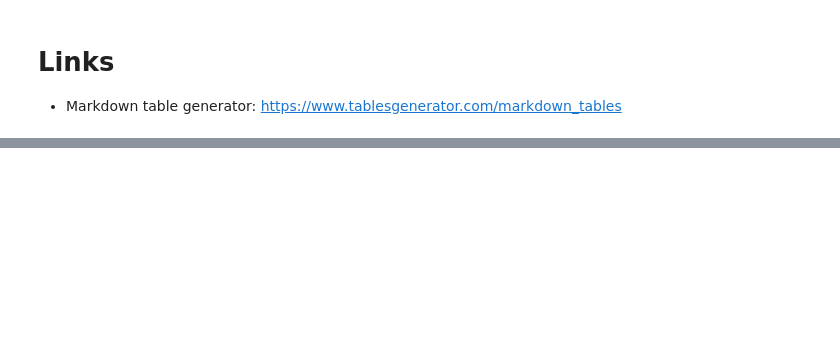
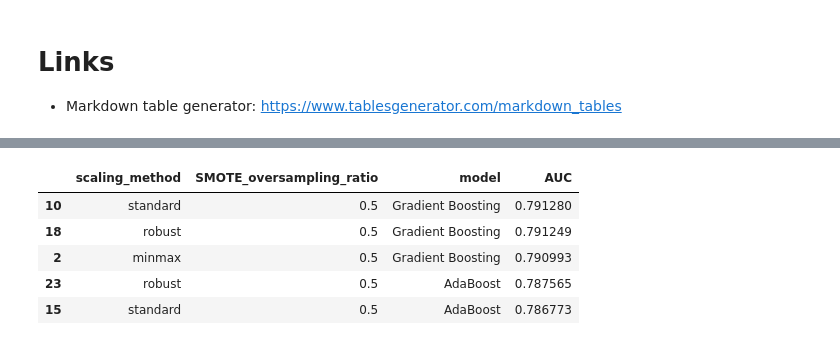
Before and after one commit to Maxvgrad/Binary-Classification-with-a-Software-Defects-Dataset, a Jupyter notebook: main.ipynb, the cells around one changed output, grey strips where cells are left out. Saved outputs shown, nothing was run; the diff lists cells and outputs as text; code cells hidden in the pictures; blank space fills up the shorter version.

Commit message:
Add files via upload
Trained 8 classifiers (incl scaling and oversampling)

```diff
--- a/main.ipynb
+++ b/main.ipynb
@@ -241,3 +211,13 @@ X, X_test, y, y_test = train_test_split(X, y, test_size=0.2, stratify=y) # make
+# %%
+#We will use 60% of the data for training, 20% for validation and 20% for testing
+from sklearn.model_selection import train_test_split
+
+target_column = 'defects'
+
+X = df.drop(target_column, axis=1)
+y = df[target_column]
+X_train, X_temp, y_train, y_temp = train_test_split(X, y, test_size=0.4, random_state=SEED)
+X_val, X_test, y_val, y_test = train_test_split(X_temp, y_temp, test_size=0.5, random_state=SEED)
 # %% [markdown]
 ### Baseline
 # %%
@@ -339,0 +304,24 @@ RandomForestClassifier - ROC AUC: 0.7706
+# %%
+# Classifiers using default hyperparameters
+classifiers = {
+    "Logistic Regression": LogisticRegression(max_iter=100, random_state=SEED),
+    "Random Forest": RandomForestClassifier(random_state=SEED),
+    "Gradient Boosting": GradientBoostingClassifier(random_state=SEED),
+    "Decision Tree": DecisionTreeClassifier(random_state=SEED),
+    "Naive Bayes": GaussianNB(),
+    "K-Nearest Neighbors": KNeighborsClassifier(),
+    "XGBoost": XGBClassifier(random_state=SEED),
+    "AdaBoost": AdaBoostClassifier(random_state=SEED),
+}
+# %%
+# Data scalers
+
+def get_scalers():
+    scalers = {
+        'minmax': [MinMaxScaler()],
+        'standard': [StandardScaler()],
+        'robust': [RobustScaler()]
+    }
+    return scalers
+
+oversampling_ratio = 0.5
@@ -339,0 +406,15 @@ RandomForestClassifier - ROC AUC: 0.7706
+# %%
+results = pd.DataFrame()
+results['scaling_method'] = scaling_methods_all
+results['SMOTE_oversampling_ratio'] = oversampling_ratio
+results['model'] = models_all
+results['AUC'] = cv_roc_aucs_all
+# %%
+results.sort_values('AUC', ascending=False)[:5]
+# %% [output]
+|  | scaling_method | SMOTE_oversampling_ratio | model | AUC |
+| 10 | standard | 0.5 | Gradient Boosting | 0.791280 |
+| 18 | robust | 0.5 | Gradient Boosting | 0.791249 |
+| 2 | minmax | 0.5 | Gradient Boosting | 0.790993 |
+| 23 | robust | 0.5 | AdaBoost | 0.787565 |
+| 15 | standard | 0.5 | AdaBoost | 0.786773 |
```
Also changed, not shown: parts of 16 cells of this notebook.
